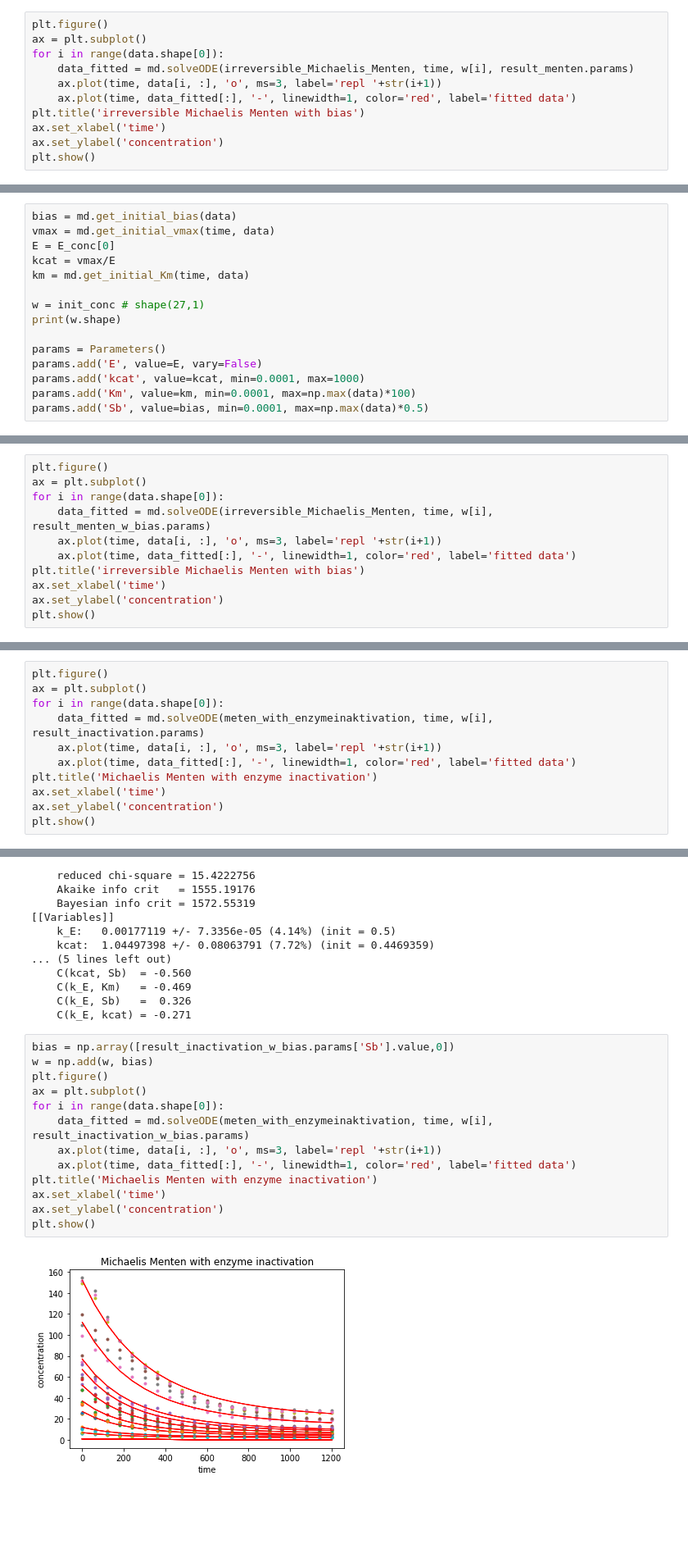
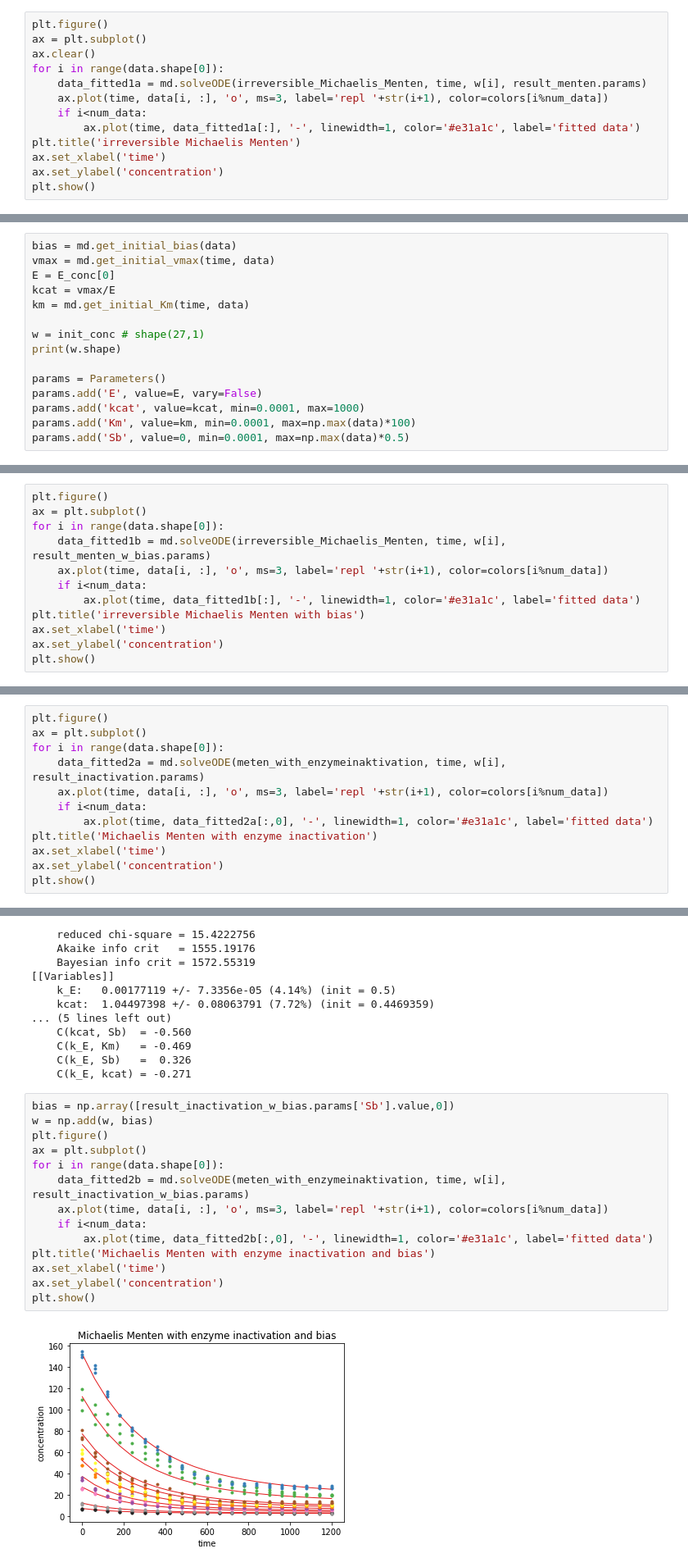
Before and after one commit to HannahDi/EnzymeML_KineticModeling, a Jupyter notebook: Sandile_PyEnzyme.ipynb, the cells around one changed output, grey strips where cells are left out. Shown: that part at 82% size. Saved outputs shown, nothing was run; the diff lists cells and outputs as text; blank space fills up the shorter version.

```diff
--- a/Sandile_PyEnzyme.ipynb
+++ b/Sandile_PyEnzyme.ipynb
@@ -201,11 +218,13 @@ report_fit(result_menten)
 # %%
 plt.figure()
 ax = plt.subplot()
+ax.clear()
 for i in range(data.shape[0]):
-    data_fitted = md.solveODE(irreversible_Michaelis_Menten, time, w[i], result_menten.params)
-    ax.plot(time, data[i, :], 'o', ms=3, label='repl '+str(i+1))
-    ax.plot(time, data_fitted[:], '-', linewidth=1, color='red', label='fitted data')
-plt.title('irreversible Michaelis Menten with bias')
+    data_fitted1a = md.solveODE(irreversible_Michaelis_Menten, time, w[i], result_menten.params)
+    ax.plot(time, data[i, :], 'o', ms=3, label='repl '+str(i+1), color=colors[i%num_data])
+    if i<num_data:
+        ax.plot(time, data_fitted1a[:], '-', linewidth=1, color='#e31a1c', label='fitted data')
+plt.title('irreversible Michaelis Menten')
 ax.set_xlabel('time')
 ax.set_ylabel('concentration')
 plt.show()
@@ -227,7 +246,7 @@ params = Parameters()
 params.add('E', value=E, vary=False)
 params.add('kcat', value=kcat, min=0.0001, max=1000)
 params.add('Km', value=km, min=0.0001, max=np.max(data)*100)
-params.add('Sb', value=bias, min=0.0001, max=np.max(data)*0.5)
+params.add('Sb', value=0, min=0.0001, max=np.max(data)*0.5)
 # %% [output]
 (27,)
 # %%
@@ -257,9 +276,10 @@ report_fit(result_menten_w_bias)
 plt.figure()
 ax = plt.subplot()
 for i in range(data.shape[0]):
-    data_fitted = md.solveODE(irreversible_Michaelis_Menten, time, w[i], result_menten_w_bias.params)
-    ax.plot(time, data[i, :], 'o', ms=3, label='repl '+str(i+1))
-    ax.plot(time, data_fitted[:], '-', linewidth=1, color='red', label='fitted data')
+    data_fitted1b = md.solveODE(irreversible_Michaelis_Menten, time, w[i], result_menten_w_bias.params)
+    ax.plot(time, data[i, :], 'o', ms=3, label='repl '+str(i+1), color=colors[i%num_data])
+    if i<num_data:
+        ax.plot(time, data_fitted1b[:], '-', linewidth=1, color='#e31a1c', label='fitted data')
 plt.title('irreversible Michaelis Menten with bias')
 ax.set_xlabel('time')
 ax.set_ylabel('concentration')
@@ -310,9 +330,10 @@ report_fit(result_inactivation)
 plt.figure()
 ax = plt.subplot()
 for i in range(data.shape[0]):
-    data_fitted = md.solveODE(meten_with_enzymeinaktivation, time, w[i], result_inactivation.params)
-    ax.plot(time, data[i, :], 'o', ms=3, label='repl '+str(i+1))
-    ax.plot(time, data_fitted[:], '-', linewidth=1, color='red', label='fitted data')
+    data_fitted2a = md.solveODE(meten_with_enzymeinaktivation, time, w[i], result_inactivation.params)
+    ax.plot(time, data[i, :], 'o', ms=3, label='repl '+str(i+1), color=colors[i%num_data])
+    if i<num_data:
+        ax.plot(time, data_fitted2a[:,0], '-', linewidth=1, color='#e31a1c', label='fitted data')
 plt.title('Michaelis Menten with enzyme inactivation')
 ax.set_xlabel('time')
 ax.set_ylabel('concentration')
@@ -361,18 +382,19 @@ report_fit(result_inactivation_w_bias)
 # %%
 bias = np.array([result_inactivation_w_bias.params['Sb'].value,0])
 w = np.add(w, bias)
 plt.figure()
 ax = plt.subplot()
 for i in range(data.shape[0]):
-    data_fitted = md.solveODE(meten_with_enzymeinaktivation, time, w[i], result_inactivation_w_bias.params)
-    ax.plot(time, data[i, :], 'o', ms=3, label='repl '+str(i+1))
-    ax.plot(time, data_fitted[:], '-', linewidth=1, color='red', label='fitted data')
-plt.title('Michaelis Menten with enzyme inactivation')
+    data_fitted2b = md.solveODE(meten_with_enzymeinaktivation, time, w[i], result_inactivation_w_bias.params)
+    ax.plot(time, data[i, :], 'o', ms=3, label='repl '+str(i+1), color=colors[i%num_data])
+    if i<num_data:
+        ax.plot(time, data_fitted2b[:,0], '-', linewidth=1, color='#e31a1c', label='fitted data')
+plt.title('Michaelis Menten with enzyme inactivation and bias')
 ax.set_xlabel('time')
 ax.set_ylabel('concentration')
 plt.show()
 # %% [output]
-[figure, old version]
+[figure, new version]
 # %% [markdown]
 # Model 3a) Menten with substarte dependent enzyme inactivation
 # %%
```
Also changed, not shown: parts of 13 cells of this notebook.
